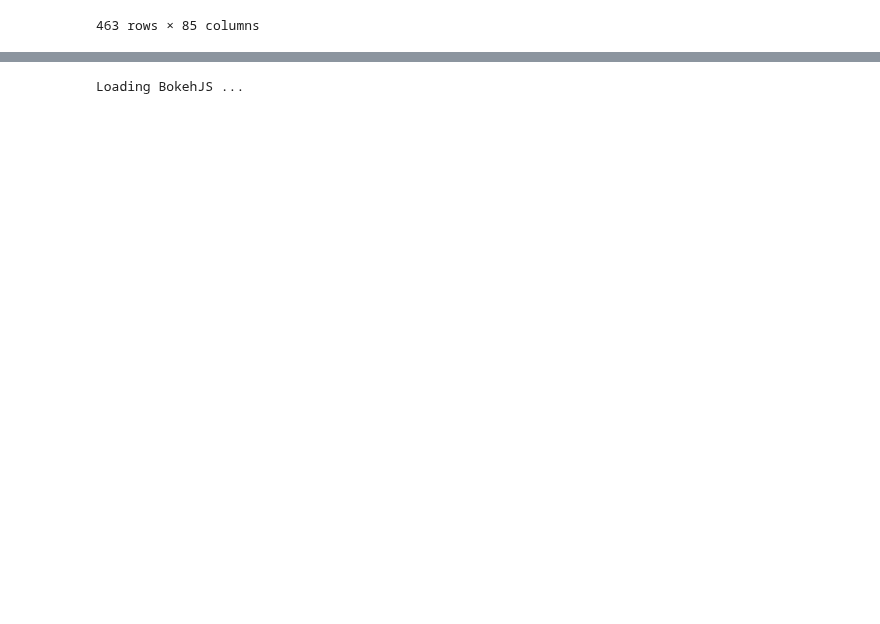
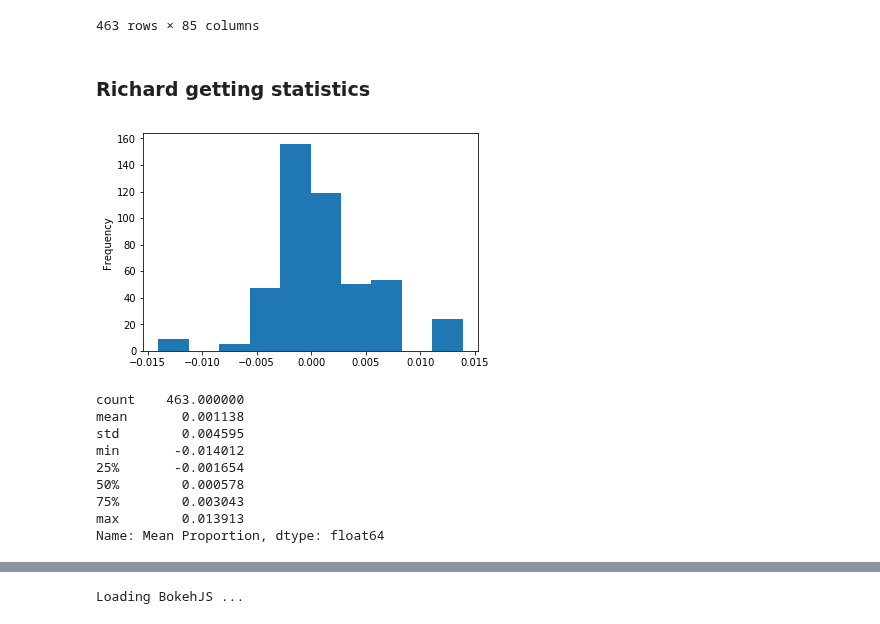
Before and after one commit to rykard95/wh_stocks, a Jupyter notebook: Final Notebook.ipynb, the cells around one changed output, grey strips where cells are left out. Cells and saved outputs as stored; diff of their text form; code cells hidden in the pictures; blank space fills up the shorter version.

```diff
--- a/Final Notebook.ipynb
+++ b/Final Notebook.ipynb
@@ -179,3 +179,24 @@ clean_df
 | 461 | 2017-02-07 | HJR 58 Disapproving the Rule Subm... | february house statement of admin... | 0.000118 | 8 | 0 | 1 | 6 | 0 | ... |
 | 462 | 2017-02-07 | HJR 57 Disapproving the Rule Subm... | february house statement of admin... | 0.000118 | 8 | 0 | 1 | 6 | 0 | ... |
 463 rows × 85 columns
+# %% [markdown]
+### Richard getting statistics
+# %%
+import matplotlib.pyplot as plt
+clean_df['Mean Proportion'].plot(kind='hist')
+plt.show()
+
+mean = clean_df['Mean Proportion'].mean()
+std_dev = clean_df['Mean Proportion'].std()
+clean_df['Mean Proportion'].describe()
+# %% [output]
+[figure, added]
+count    463.000000
+mean       0.001138
+std        0.004595
+min       -0.014012
+25%       -0.001654
+50%        0.000578
+75%        0.003043
+max        0.013913
+Name: Mean Proportion, dtype: float64
```
Also changed, not shown: parts of 13 cells of this notebook, 3 other files.
